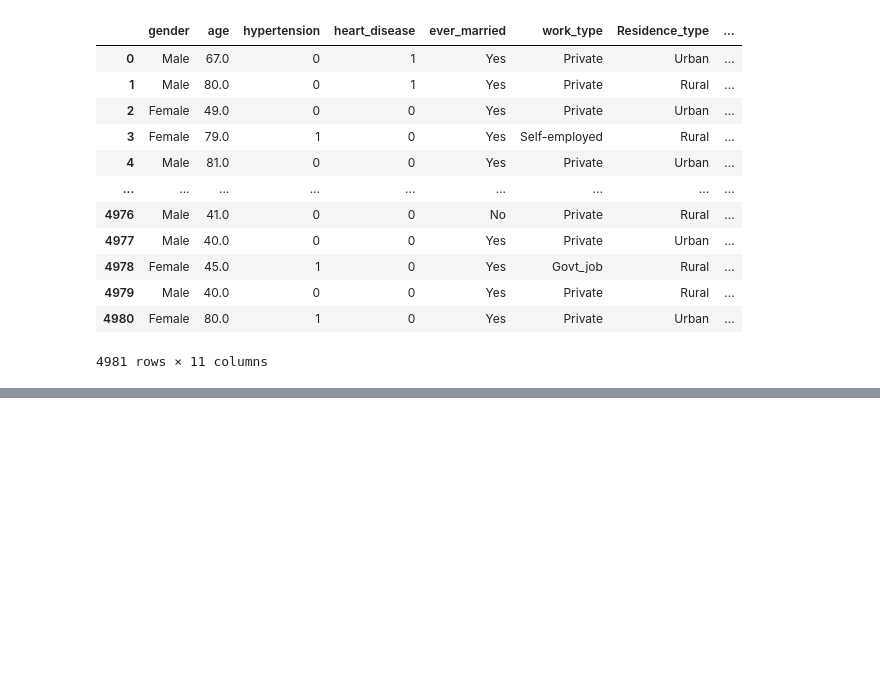
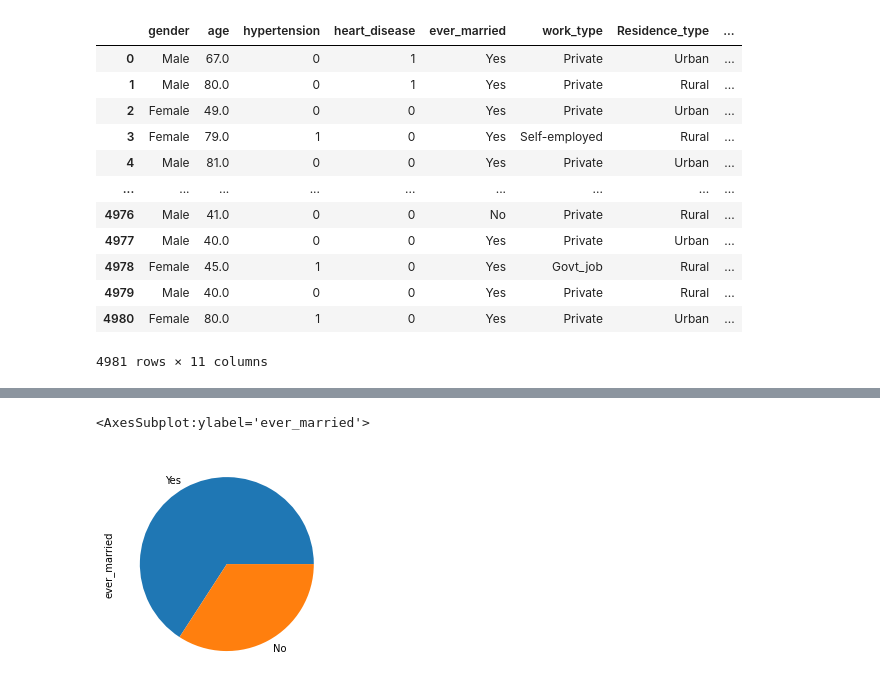
Before and after one commit to Japu90/Data-analytiikkaPortfolio, a Jupyter notebook: Brain Stroke Dataset.ipynb, the cells around one changed output, grey strips where cells are left out. Cells and saved outputs as stored; diff of their text form; code cells hidden in the pictures; blank space fills up the shorter version.

```diff
--- a/Brain Stroke Dataset.ipynb
+++ b/Brain Stroke Dataset.ipynb
@@ -23,0 +37,5 @@ df
+# %%
+Married_counts.plot(kind='pie')
+# %% [output]
+<AxesSubplot:ylabel='ever_married'>
+[figure, added]
```
Also changed, not shown: parts of 9 cells of this notebook.
